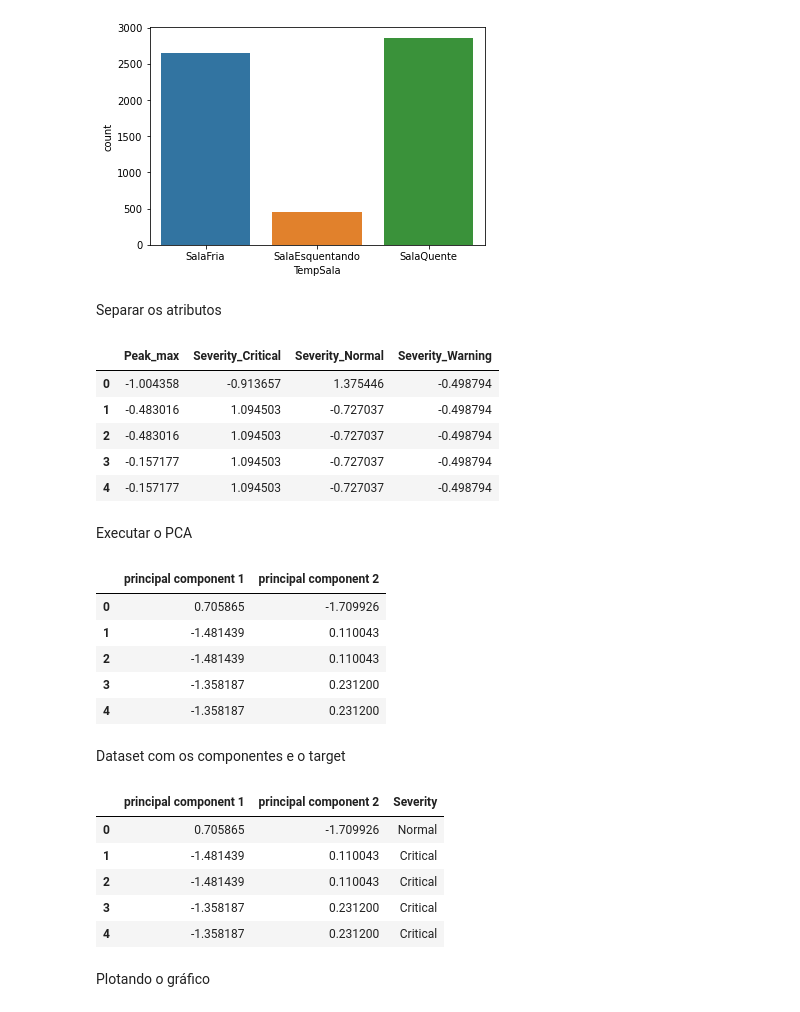
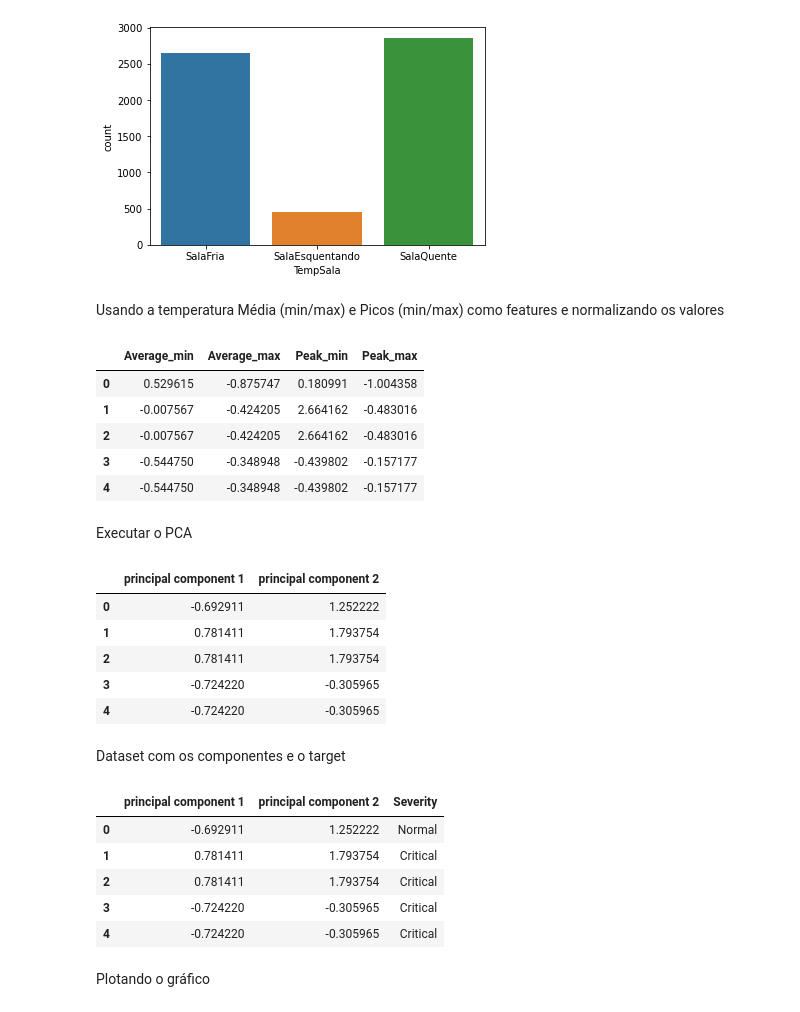
Before and after one commit to RomulosDS/TCC, a Jupyter notebook: tcc.ipynb, the cells around one changed output. Saved outputs shown, nothing was run; the diff lists cells and outputs as text; code cells hidden in the pictures.

```diff
--- a/tcc.ipynb
+++ b/tcc.ipynb
@@ -192,24 +192,24 @@ Severity = sns.countplot(merged['Severity'])
 TempSala = sns.countplot(merged['TempSala'])
 # %% [output]
 [figure]
-# %% [markdown]
-Separar os atributos
+# %% [markdown]
+Usando a temperatura Média (min/max) e Picos (min/max) como features e normalizando os valores
 # %%
-features = ['Peak_max','Severity_Critical','Severity_Normal','Severity_Warning']
+features = ['Average_min','Average_max','Peak_min','Peak_max']
 # Separating out the features
 x = merged.loc[:, features].values
 # Separating out the target
 y = merged.loc[:,['Severity']].values
 
 x = StandardScaler().fit_transform(x)
 pd.DataFrame(data = x, columns = features).head()
 # %% [output]
-|  | Peak_max | Severity_Critical | Severity_Normal | Severity_Warning |
-| 0 | -1.004358 | -0.913657 | 1.375446 | -0.498794 |
-| 1 | -0.483016 | 1.094503 | -0.727037 | -0.498794 |
-| 2 | -0.483016 | 1.094503 | -0.727037 | -0.498794 |
-| 3 | -0.157177 | 1.094503 | -0.727037 | -0.498794 |
-| 4 | -0.157177 | 1.094503 | -0.727037 | -0.498794 |
+|  | Average_min | Average_max | Peak_min | Peak_max |
+| 0 | 0.529615 | -0.875747 | 0.180991 | -1.004358 |
+| 1 | -0.007567 | -0.424205 | 2.664162 | -0.483016 |
+| 2 | -0.007567 | -0.424205 | 2.664162 | -0.483016 |
+| 3 | -0.544750 | -0.348948 | -0.439802 | -0.157177 |
+| 4 | -0.544750 | -0.348948 | -0.439802 | -0.157177 |
 # %%
 from sklearn.decomposition import PCA
 import matplotlib.pyplot as plt
@@ -223,11 +223,11 @@ principalDf = pd.DataFrame(data = principalComponents
 principalDf.head(5)
 # %% [output]
 |  | principal component 1 | principal component 2 |
-| 0 | 0.705865 | -1.709926 |
-| 1 | -1.481439 | 0.110043 |
-| 2 | -1.481439 | 0.110043 |
-| 3 | -1.358187 | 0.231200 |
-| 4 | -1.358187 | 0.231200 |
+| 0 | -0.692911 | 1.252222 |
+| 1 | 0.781411 | 1.793754 |
+| 2 | 0.781411 | 1.793754 |
+| 3 | -0.724220 | -0.305965 |
+| 4 | -0.724220 | -0.305965 |
 # %% [markdown]
 Dataset com os componentes e o target
 # %%
@@ -235,11 +235,11 @@ finalDf = pd.concat([principalDf, merged[['Severity']]], axis = 1)
 finalDf.head(5)
 # %% [output]
 |  | principal component 1 | principal component 2 | Severity |
-| 0 | 0.705865 | -1.709926 | Normal |
-| 1 | -1.481439 | 0.110043 | Critical |
-| 2 | -1.481439 | 0.110043 | Critical |
-| 3 | -1.358187 | 0.231200 | Critical |
-| 4 | -1.358187 | 0.231200 | Critical |
+| 0 | -0.692911 | 1.252222 | Normal |
+| 1 | 0.781411 | 1.793754 | Critical |
+| 2 | 0.781411 | 1.793754 | Critical |
+| 3 | -0.724220 | -0.305965 | Critical |
+| 4 | -0.724220 | -0.305965 | Critical |
 # %% [markdown]
 Plotando o gráfico
 # %%
```
Also changed, not shown: parts of 4 cells of this notebook.
